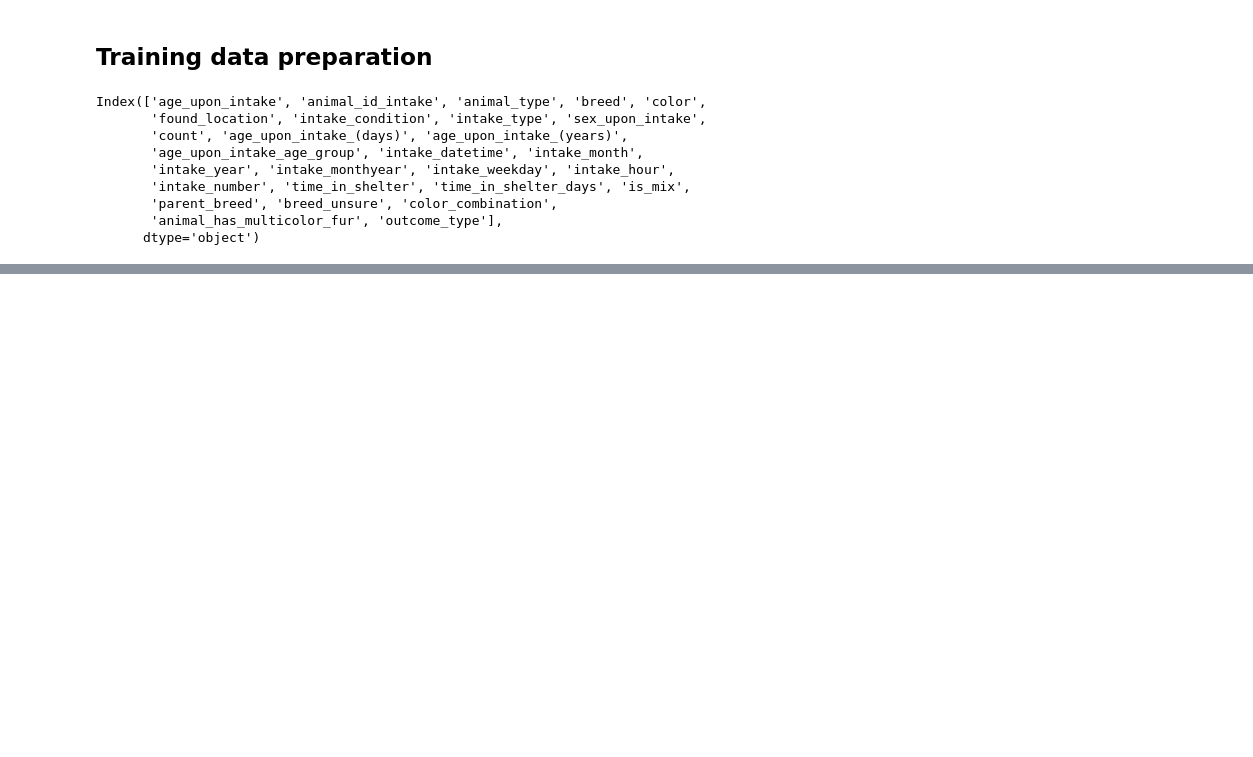
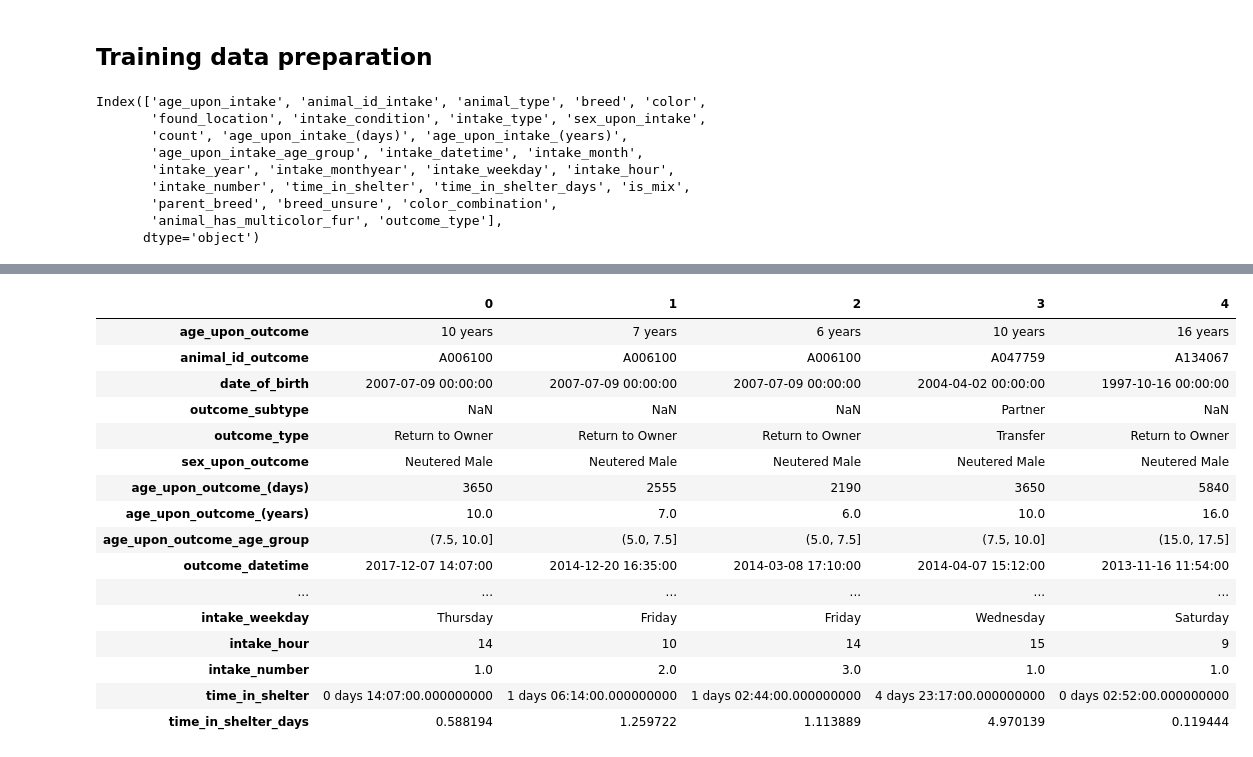
Before and after one commit to Yutika2309/AnimalShelter, a Jupyter notebook: notebooks/data_exploration.ipynb, the cells around one changed output, grey strips where cells are left out. Drawn from its saved outputs; the diff is of its cells as text; code cells hidden in the pictures; blank space fills up the shorter version.

```diff
--- a/notebooks/data_exploration.ipynb
+++ b/notebooks/data_exploration.ipynb
@@ -690,0 +705,3 @@ df_temp_1.to_csv(os.path.join(DATA_PATH, "modelling_data.csv"), index=False)
+# %%
+DATA_PATH = os.environ.get('DATA_PATH')
+df = pd.read_csv(os.path.join(DATA_PATH, 'aac_intakes_outcomes.csv'))
@@ -690,0 +724,20 @@ df_temp_1.to_csv(os.path.join(DATA_PATH, "modelling_data.csv"), index=False)
+# %%
+df.head().T
+# %% [output]
+|  | 0 | 1 | 2 | 3 | 4 |
+| age_upon_outcome | 10 years | 7 years | 6 years | 10 years | 16 years |
+| animal_id_outcome | A006100 | A006100 | A006100 | A047759 | A134067 |
+| date_of_birth | 2007-07-09 00:00:00 | 2007-07-09 00:00:00 | 2007-07-09 00:00:00 | 2004-04-02 00:00:00 | 1997-10-16 00:00:00 |
+| outcome_subtype | NaN | NaN | NaN | Partner | NaN |
+| outcome_type | Return to Owner | Return to Owner | Return to Owner | Transfer | Return to Owner |
+| sex_upon_outcome | Neutered Male | Neutered Male | Neutered Male | Neutered Male | Neutered Male |
+| age_upon_outcome_(days) | 3650 | 2555 | 2190 | 3650 | 5840 |
+| age_upon_outcome_(years) | 10.0 | 7.0 | 6.0 | 10.0 | 16.0 |
+| age_upon_outcome_age_group | (7.5, 10.0] | (5.0, 7.5] | (5.0, 7.5] | (7.5, 10.0] | (15.0, 17.5] |
+| outcome_datetime | 2017-12-07 14:07:00 | 2014-12-20 16:35:00 | 2014-03-08 17:10:00 | 2014-04-07 15:12:00 | 2013-11-16 11:54:00 |
+| ... | ... | ... | ... | ... | ... |
+| intake_weekday | Thursday | Friday | Friday | Wednesday | Saturday |
+| intake_hour | 14 | 10 | 14 | 15 | 9 |
+| intake_number | 1.0 | 2.0 | 3.0 | 1.0 | 1.0 |
+| time_in_shelter | 0 days 14:07:00.000000000 | 1 days 06:14:00.000000000 | 1 days 02:44:00.000000000 | 4 days 23:17:00.000000000 | 0 days 02:52:00.000000000 |
+| time_in_shelter_days | 0.588194 | 1.259722 | 1.113889 | 4.970139 | 0.119444 |
```
Also changed, not shown: parts of 3 cells of this notebook, 6 other files.
